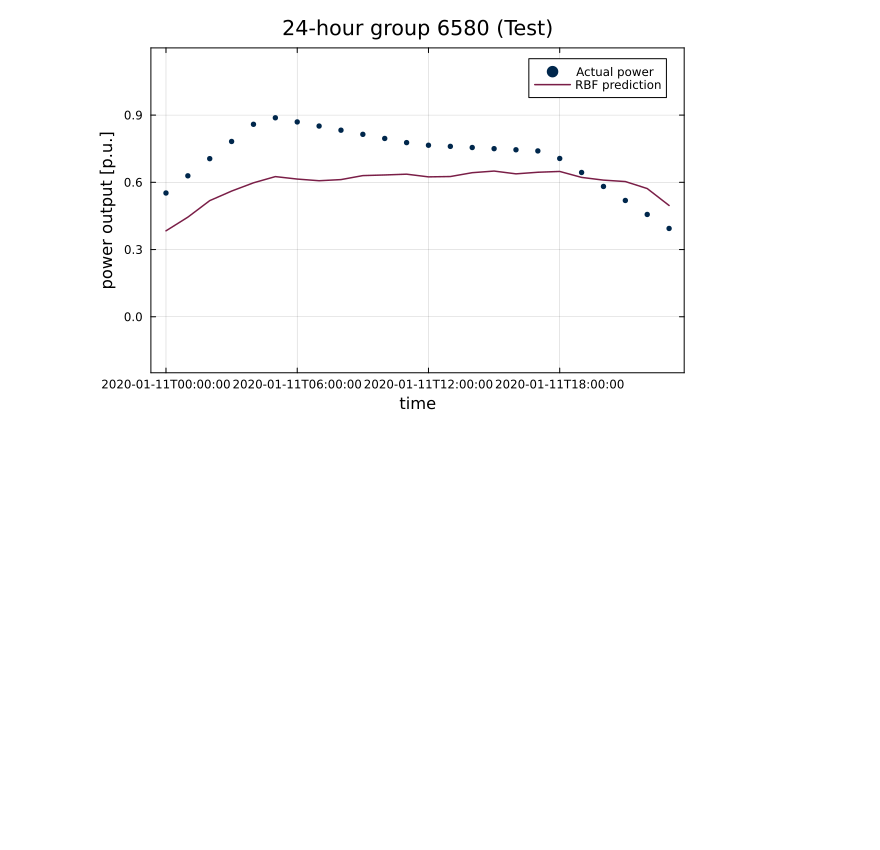
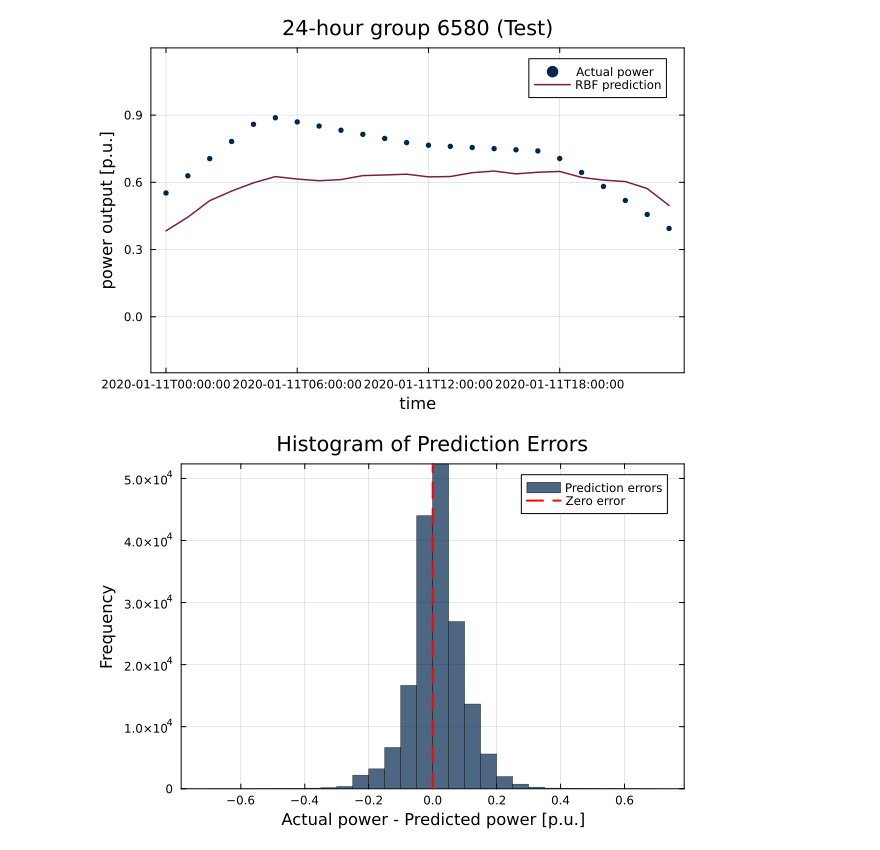
Before and after one commit to pcauchy1/DFL, a Jupyter notebook: RecursivePredictions_base.ipynb, the cells around one changed output. Cells and saved outputs as stored; diff of their text form; code cells hidden in the pictures; blank space fills up the shorter version.

Commit message:
Error analysis

```diff
--- a/RecursivePredictions_base.ipynb
+++ b/RecursivePredictions_base.ipynb
@@ -255,3 +255,29 @@ Test RMSE = 0.1172
 [figure]
 [figure]
 [figure]
+# %%
+# ---------- Histogram of prediction errors ----------
+
+# Calculate actual - predicted power
+prediction_errors = Y_all .- Y_pred
+
+# Exclude observations without predictions (NaN)
+valid_errors = filter(isfinite, prediction_errors)
+
+histogram(
+    valid_errors,
+    bins = 30,
+    c = blue,
+    alpha = 0.7,
+    linecolor = :black,
+    linewidth = 0.5,
+    label = "Prediction errors",
+    xlabel = "Actual power - Predicted power [p.u.]",
+    ylabel = "Frequency",
+    title = "Histogram of Prediction Errors",
+    frame = :box
+)
+
+vline!([0.0], c = :red, lw = 2, ls = :dash, label = "Zero error")
+# %% [output]
+[figure, added]
```
Also changed, not shown: parts of 2 cells of this notebook, 2 other files.
